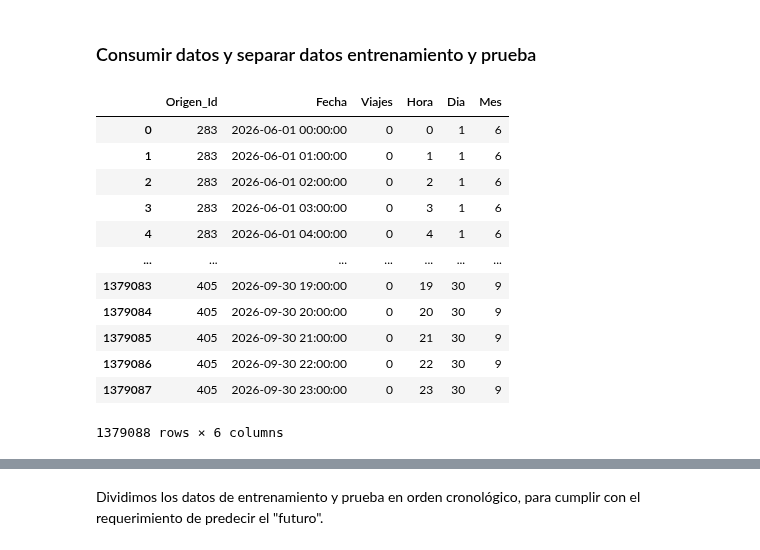
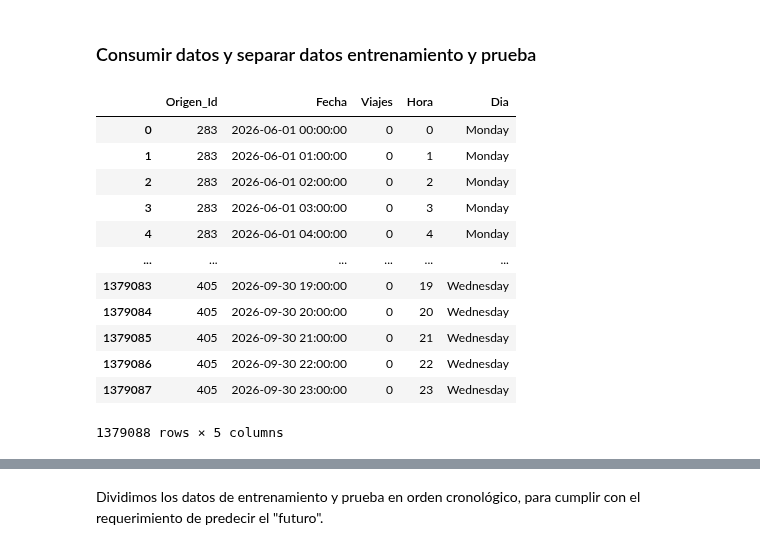
Before and after one commit to TC5061-Equipo41/TC5061-Proyecto-Equipo41, a Jupyter notebook: notebooks/02-sm-P1-eda.ipynb, the cells around one changed output, grey strips where cells are left out. Drawn from its saved outputs; the diff is of its cells as text; code cells hidden in the pictures.

```diff
--- a/notebooks/02-sm-P1-eda.ipynb
+++ b/notebooks/02-sm-P1-eda.ipynb
@@ -169,45 +187,44 @@ plt.show()
 # %%
 df = pd.read_csv('../data/interim/joined_trips_stations-2026_09-2026-06.csv')
 
 for col in ['Inicio_del_viaje','Fin_del_viaje']:
     df[col] = pd.to_datetime(df[col])
 
 p1_df = df[["Origen_Id", "Inicio_del_viaje"]].copy()
 p1_df["Inicio_del_viaje"] = pd.to_datetime(p1_df["Inicio_del_viaje"])
 p1_df["Fecha"] = p1_df["Inicio_del_viaje"].dt.floor("h")
 
 counts = p1_df.groupby(["Origen_Id", "Fecha"]).size()
 
 index = pd.MultiIndex.from_product(
     [
         p1_df["Origen_Id"].unique(),
         pd.date_range(p1_df["Fecha"].min(), p1_df["Fecha"].max(), freq="h"),
     ],
     names=["Origen_Id", "Fecha"],
 )
 
 p1_df = (
     counts.reindex(index, fill_value=0)
     .rename("Viajes")
     .reset_index()
 )
 
 p1_df["Hora"] = p1_df["Fecha"].dt.hour
-p1_df["Dia"] = p1_df["Fecha"].dt.day
-p1_df["Mes"] = p1_df["Fecha"].dt.month
+p1_df["Dia"] = p1_df["Fecha"].dt.day_name()
 
 p1_df
 # %% [output]
-|  | Origen_Id | Fecha | Viajes | Hora | Dia | Mes |
-| 0 | 283 | 2026-06-01 00:00:00 | 0 | 0 | 1 | 6 |
-| 1 | 283 | 2026-06-01 01:00:00 | 0 | 1 | 1 | 6 |
-| 2 | 283 | 2026-06-01 02:00:00 | 0 | 2 | 1 | 6 |
-| 3 | 283 | 2026-06-01 03:00:00 | 0 | 3 | 1 | 6 |
-| 4 | 283 | 2026-06-01 04:00:00 | 0 | 4 | 1 | 6 |
-| ... | ... | ... | ... | ... | ... | ... |
-| 1379083 | 405 | 2026-09-30 19:00:00 | 0 | 19 | 30 | 9 |
-| 1379084 | 405 | 2026-09-30 20:00:00 | 0 | 20 | 30 | 9 |
-| 1379085 | 405 | 2026-09-30 21:00:00 | 0 | 21 | 30 | 9 |
-| 1379086 | 405 | 2026-09-30 22:00:00 | 0 | 22 | 30 | 9 |
-| 1379087 | 405 | 2026-09-30 23:00:00 | 0 | 23 | 30 | 9 |
+|  | Origen_Id | Fecha | Viajes | Hora | Dia |
+| 0 | 283 | 2026-06-01 00:00:00 | 0 | 0 | Monday |
+| 1 | 283 | 2026-06-01 01:00:00 | 0 | 1 | Monday |
+| 2 | 283 | 2026-06-01 02:00:00 | 0 | 2 | Monday |
+| 3 | 283 | 2026-06-01 03:00:00 | 0 | 3 | Monday |
+| 4 | 283 | 2026-06-01 04:00:00 | 0 | 4 | Monday |
+| ... | ... | ... | ... | ... | ... |
+| 1379083 | 405 | 2026-09-30 19:00:00 | 0 | 19 | Wednesday |
+| 1379084 | 405 | 2026-09-30 20:00:00 | 0 | 20 | Wednesday |
+| 1379085 | 405 | 2026-09-30 21:00:00 | 0 | 21 | Wednesday |
+| 1379086 | 405 | 2026-09-30 22:00:00 | 0 | 22 | Wednesday |
+| 1379087 | 405 | 2026-09-30 23:00:00 | 0 | 23 | Wednesday |
-1379088 rows × 6 columns
+1379088 rows × 5 columns
```
Also changed, not shown: parts of 5 cells of this notebook, 3 other files.
